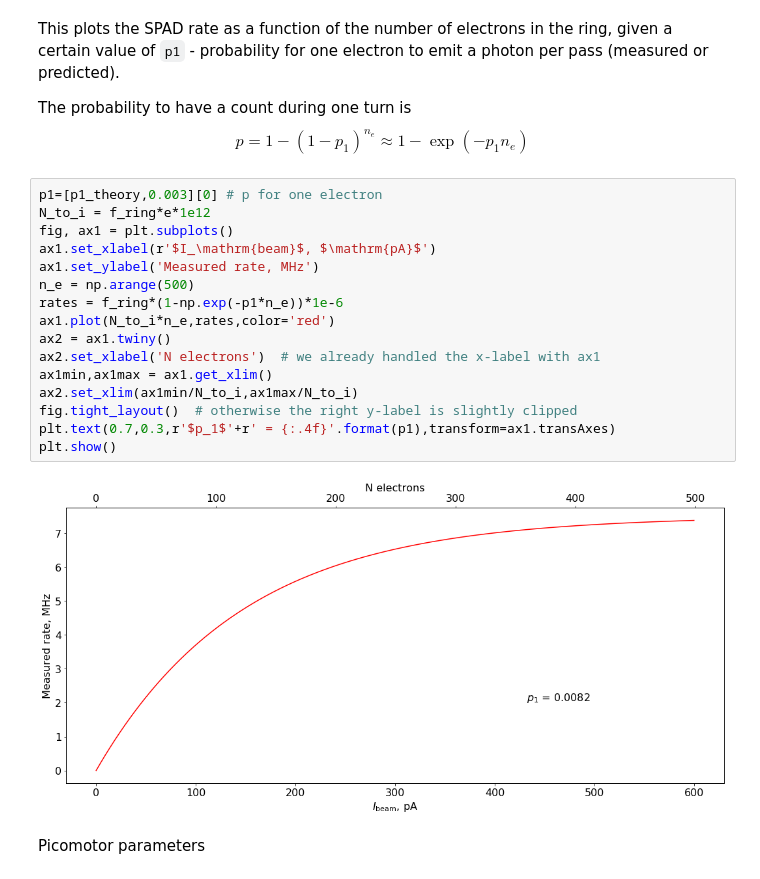
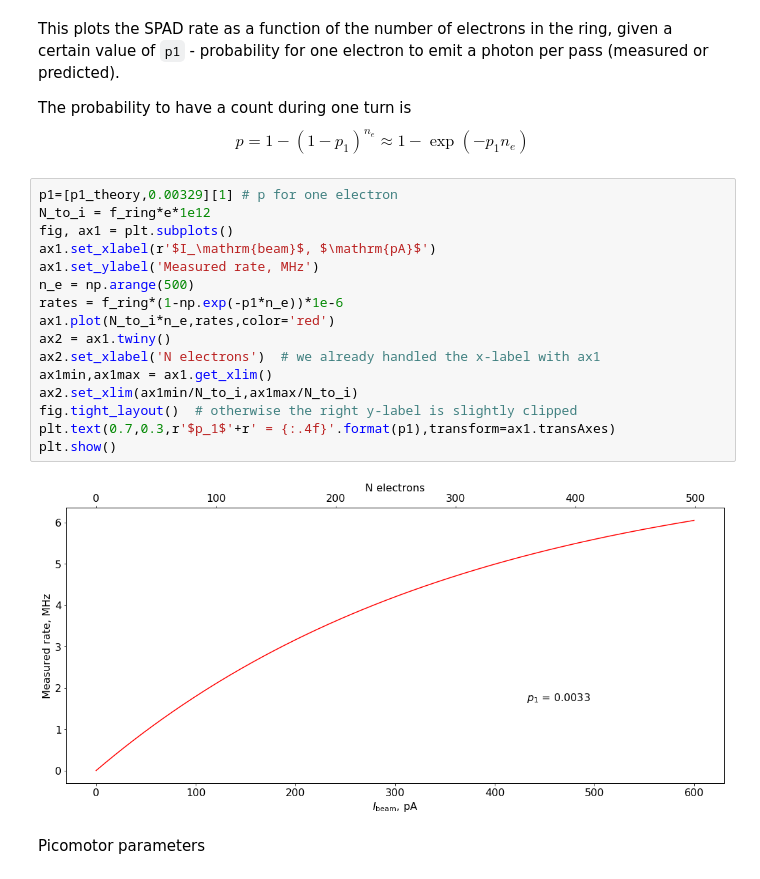
Before and after one commit to IharLobach/ursse, a Jupyter notebook: shift_calculator.ipynb, the cells around one changed output. Cells and saved outputs as stored; diff of their text form.

```diff
--- a/shift_calculator.ipynb
+++ b/shift_calculator.ipynb
@@ -35,23 +35,23 @@ This plots the SPAD rate as a function of the number of electrons in the ring, g
 The probability to have a count during one turn is
 $$p = 1-(1-p_1)^{n_e}\approx 1-\exp{(-p_1 n_e)}$$
 # %%
-p1=[p1_theory,0.003][0] # p for one electron
+p1=[p1_theory,0.00329][1] # p for one electron
 N_to_i = f_ring*e*1e12
 fig, ax1 = plt.subplots()
 ax1.set_xlabel(r'$I_\mathrm{beam}$, $\mathrm{pA}$')
 ax1.set_ylabel('Measured rate, MHz')
 n_e = np.arange(500)
 rates = f_ring*(1-np.exp(-p1*n_e))*1e-6
 ax1.plot(N_to_i*n_e,rates,color='red')
 ax2 = ax1.twiny()
 ax2.set_xlabel('N electrons')  # we already handled the x-label with ax1
 ax1min,ax1max = ax1.get_xlim()
 ax2.set_xlim(ax1min/N_to_i,ax1max/N_to_i)
 fig.tight_layout()  # otherwise the right y-label is slightly clipped
 plt.text(0.7,0.3,r'$p_1$'+r' = {:.4f}'.format(p1),transform=ax1.transAxes)
 plt.show()
 # %% [output]
-[figure, old version]
+[figure, new version]
 # %% [markdown]
 Picomotor parameters
 # %%
```
Also changed, not shown: parts of 8 cells of this notebook.
